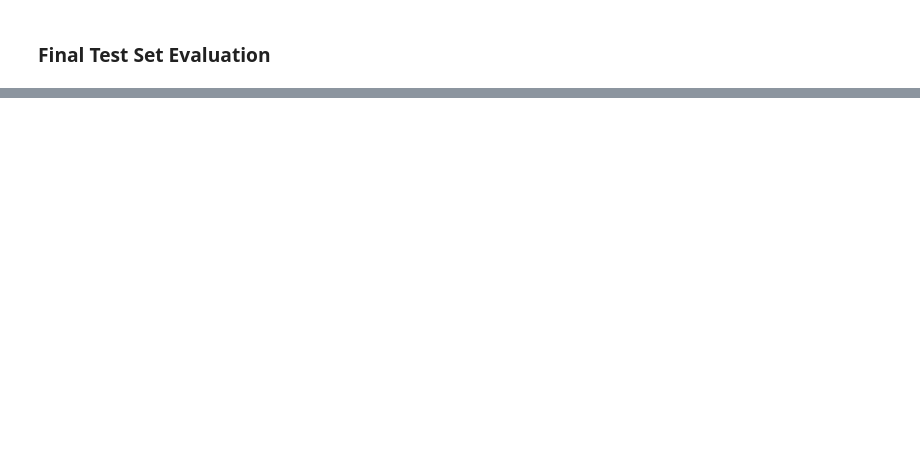
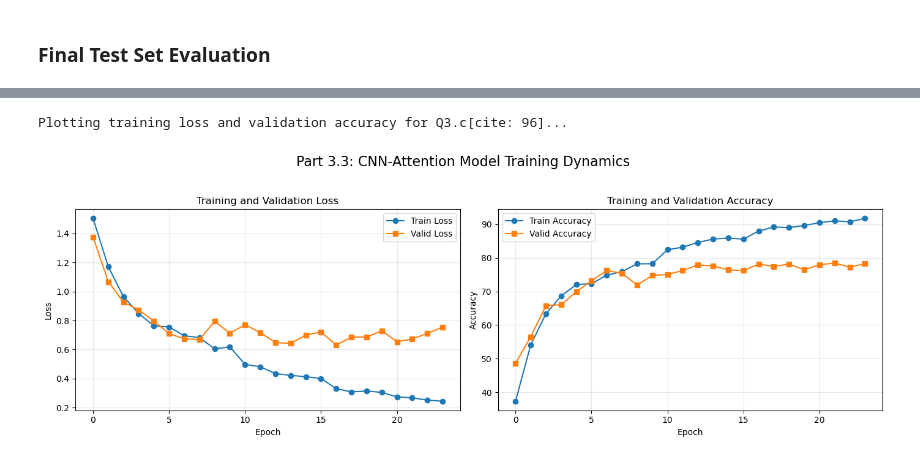
Before and after one commit to Javier2417/SC4002-Natural-Language-Processing-Project, a Jupyter notebook: mac_master/cnn.ipynb, the cells around one changed output, grey strips where cells are left out. Saved outputs shown, nothing was run; the diff lists cells and outputs as text; code cells hidden in the pictures; blank space fills up the shorter version.

Commit message:
Part 3.3 and 3.4 of cnn implementation

```diff
--- a/mac_master/cnn.ipynb
+++ b/mac_master/cnn.ipynb
@@ -2248,0 +2270,31 @@ Early stopping directly implements the requirement: "Train the model until the a
+# %%
+# === Plot Training Curves (Q3.c) ===
+print("Plotting training loss and validation accuracy for Q3.c[cite: 96]...")
+
+fig, (ax1, ax2) = plt.subplots(1, 2, figsize=(14, 5))
+fig.suptitle('Part 3.3: CNN-Attention Model Training Dynamics', fontsize=16)
+
+# Plot loss
+ax1.plot(attn_results['history']['train_loss'], label='Train Loss', marker='o')
+ax1.plot(attn_results['history']['valid_loss'], label='Valid Loss', marker='s')
+ax1.set_xlabel('Epoch')
+ax1.set_ylabel('Loss')
+ax1.set_title('Training and Validation Loss')
+ax1.legend()
+ax1.grid(True, alpha=0.3)
+
+# Plot accuracy
+ax2.plot(attn_results['history']['train_acc'], label='Train Accuracy', marker='o')
+ax2.plot(attn_results['history']['valid_acc'], label='Valid Accuracy', marker='s')
+ax2.set_xlabel('Epoch')
+ax2.set_ylabel('Accuracy')
+ax2.set_title('Training and Validation Accuracy')
+ax2.legend()
+ax2.grid(True, alpha=0.3)
+
+plt.tight_layout(rect=[0, 0.03, 1, 0.95])
+plt.savefig('results/cnn_attention_training_curves.png', dpi=150, bbox_inches='tight')
+plt.show()
+# %% [output]
+Plotting training loss and validation accuracy for Q3.c[cite: 96]...
+[figure, added]
```
Also changed, not shown: parts of 27 cells of this notebook, 6 other files.
